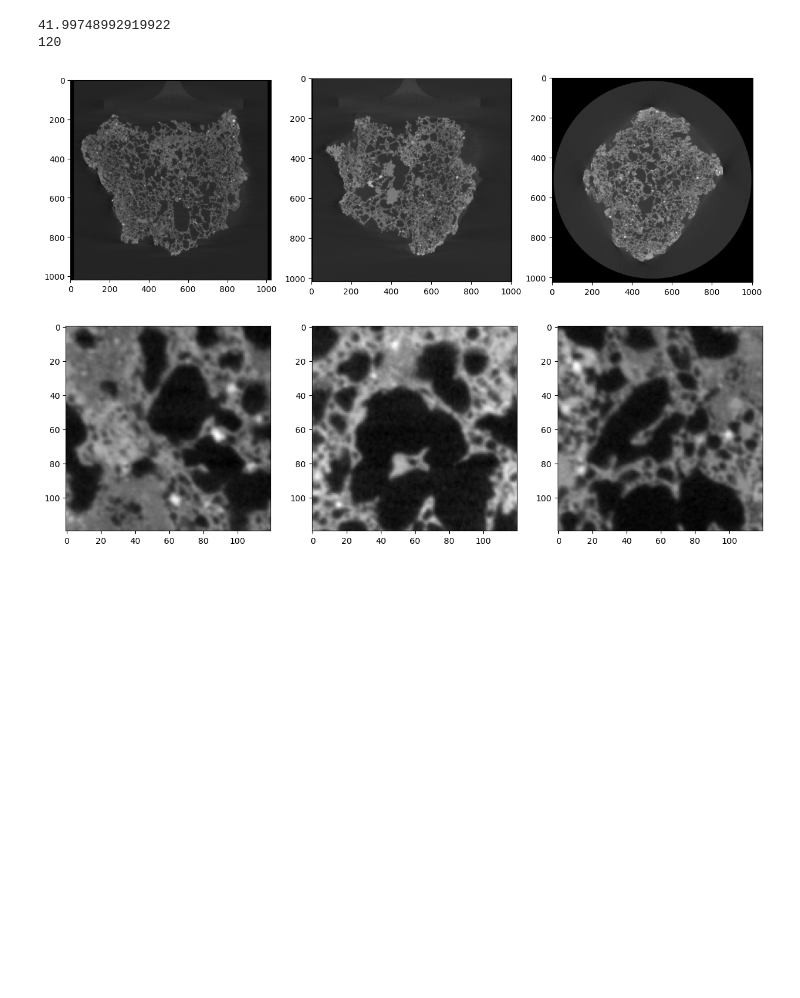
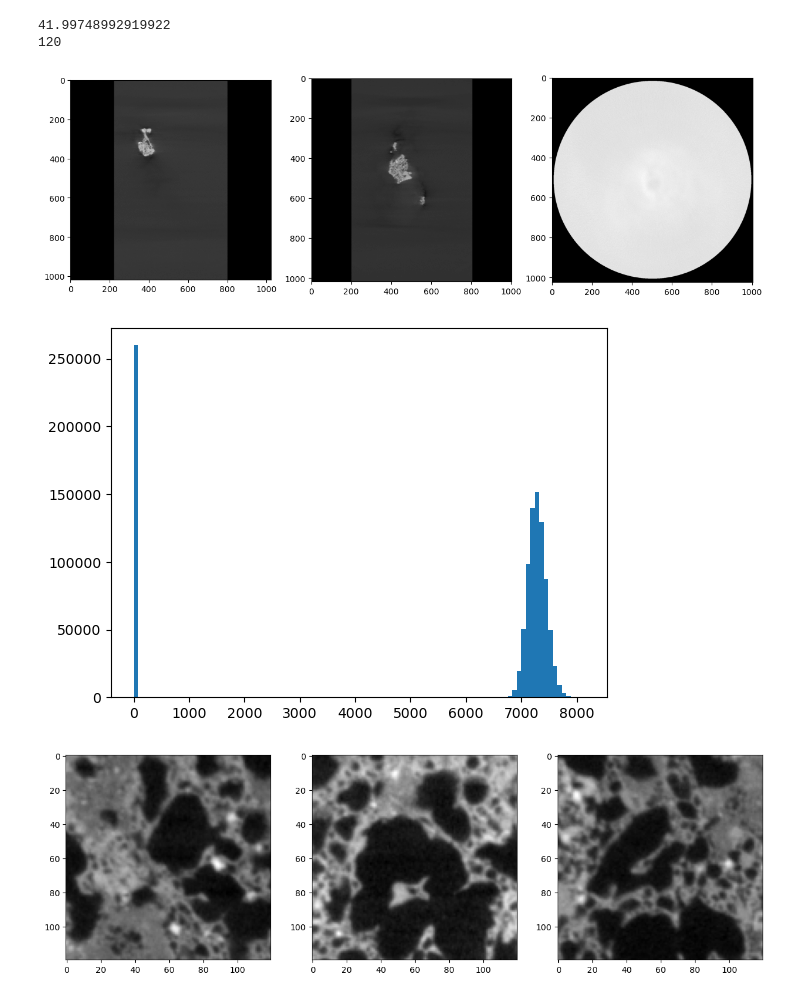
Before and after one commit to s185231/HPC3D_project, a Jupyter notebook: Madagaskar_stone.ipynb, the cells around one changed output. Saved outputs shown, nothing was run; the diff lists cells and outputs as text; code cells hidden in the pictures; blank space fills up the shorter version.

```diff
--- a/Madagaskar_stone.ipynb
+++ b/Madagaskar_stone.ipynb
@@ -55,20 +59,25 @@ print(n_pix)
 # %%
 
 # plot the image
 
 import matplotlib.pyplot as plt
 plt.figure(figsize=(15,5))
 plt.subplot(1,3,1)
-plt.imshow(im[:,:,500], cmap='gray')
+plt.imshow(im[:,:,903], cmap='gray')
 
 plt.subplot(1,3,2)
-plt.imshow(im[:,500,:], cmap='gray')
+plt.imshow(im[:,903,:], cmap='gray')
 
 plt.subplot(1,3,3)
-plt.imshow(im[500,:,:], cmap='gray')
+plt.imshow(im[903,:,:], cmap='gray')
 plt.show()
+
+# plot histogram of slice 903
+plt.hist(im[903,:,:].flatten(), bins=100)
+plt.show()
 # %% [output]
-[figure, old version]
+[figure, new version]
+[figure, added]
 # %%
 # take a box of the image
 i_pix = 300
```
Also changed, not shown: parts of 30 cells of this notebook, 1 other file.
